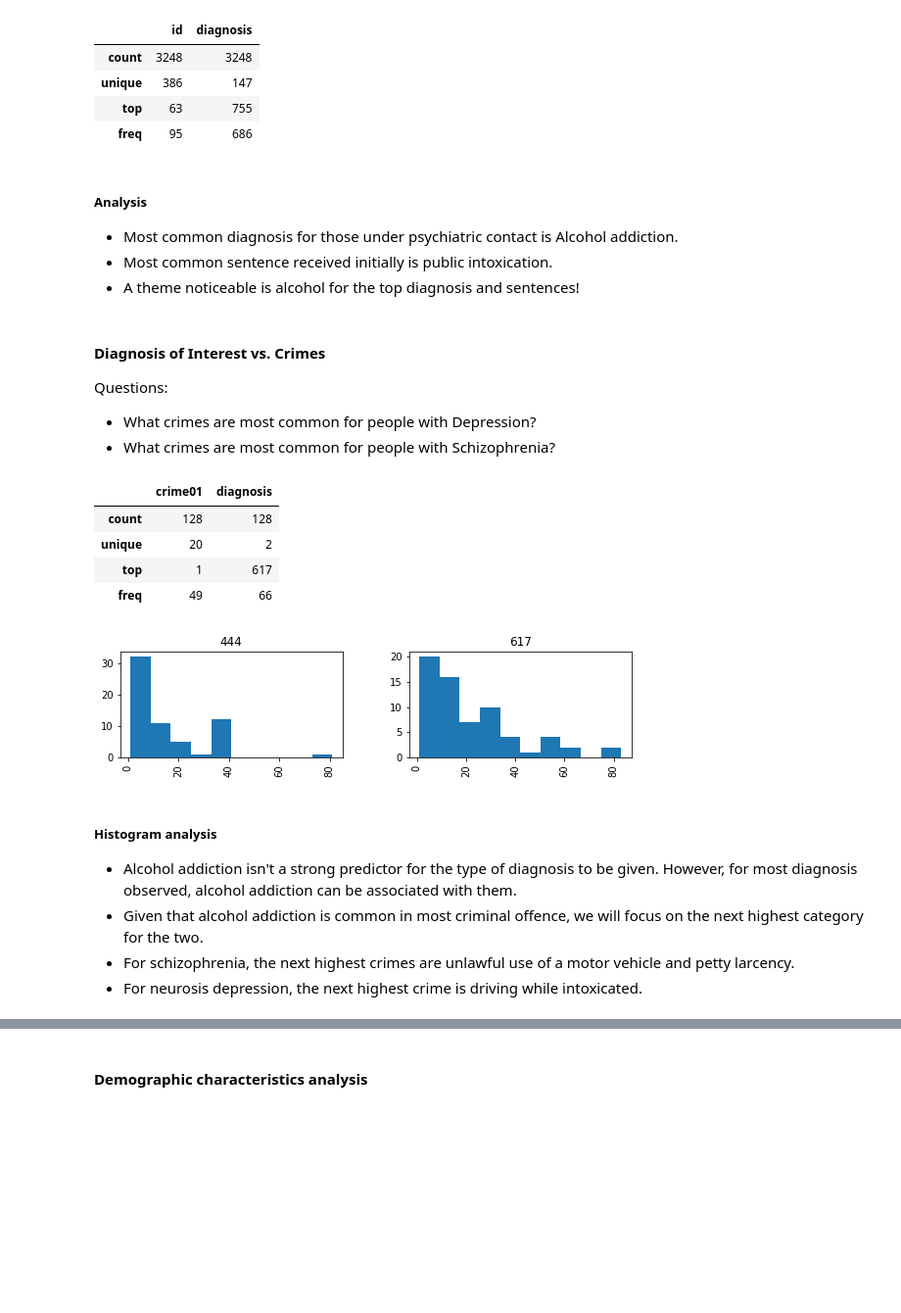
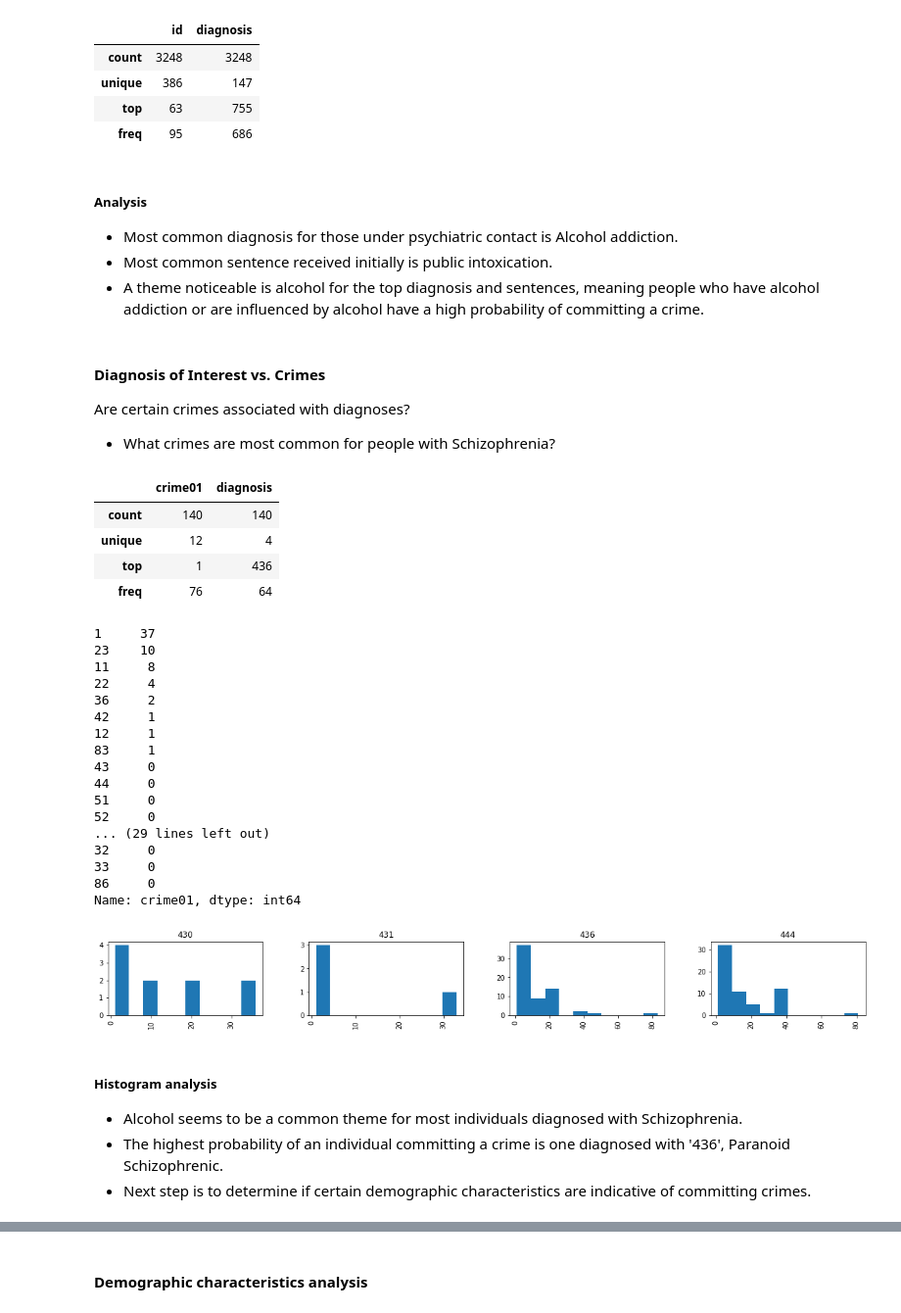
Before and after one commit to data301-2021-winter1/project-group27-project, a Jupyter notebook: notebooks/anaylsis2.ipynb, the cells around one changed output, grey strips where cells are left out. Shown at 98% size. Drawn from its saved outputs; the diff is of its cells as text; code cells hidden in the pictures; blank space fills up the shorter version.

```diff
--- a/notebooks/anaylsis2.ipynb
+++ b/notebooks/anaylsis2.ipynb
@@ -423,40 +424,56 @@ List of top 10 crimes for second sentence: [0, 1, 13, 11, 81, 26, 61, 2, 42, 53]
 ##### Analysis
  - Most common diagnosis for those under psychiatric contact is Alcohol addiction.
  - Most common sentence received initially is public intoxication.
- - A theme noticeable is alcohol for the top diagnosis and sentences!
+ - A theme noticeable is alcohol for the top diagnosis and sentences, meaning people who have alcohol addiction or are influenced by alcohol have a high probability of committing a crime.
 # %% [markdown]
 #### Diagnosis of Interest vs. Crimes
-Questions:
- - What crimes are most common for people with Depression?
+Are certain crimes associated with diagnoses?
  - What crimes are most common for people with Schizophrenia?
 # %%
-# Let's choose two of the top diagnosises and compare them.
+# Just out of curiosity, I want to see which type of Schizophrenia are likely to commit a crime.
 DPC = rpdata[['crime01','diagnosis']]
-Dias = ['617', '444']
+Dias = ['430','431','436','444']
 DPC = DPC[DPC['diagnosis'].isin(Dias)]
 DPC.describe()
 # %% [output]
 |  | crime01 | diagnosis |
-| count | 128 | 128 |
-| unique | 20 | 2 |
-| top | 1 | 617 |
-| freq | 49 | 66 |
+| count | 140 | 140 |
+| unique | 12 | 4 |
+| top | 1 | 436 |
+| freq | 76 | 64 |
 # %%
-# Histogram of the 2 diagnosis chosen
+# Histogram of the diagnoses chosen
 DPC['crime01'].hist(by=DPC['diagnosis'], layout=(1,10), figsize = (50,2))
 # Counts of each crime type for each diagnosis
-Depression = ['617']
-DepCrime = DPC[DPC['diagnosis'].isin(Depression)]
-depress = DepCrime['crime01'].value_counts()
+schiz1 = ['436']
+schizCrime = DPC[DPC['diagnosis'].isin(schiz1)]
+schiz = schizCrime['crime01'].value_counts()
 
-Schizo = ['444']
-SchizoCrime = DPC[DPC['diagnosis'].isin(Schizo)]
+Schiz2 = ['444']
+SchizoCrime = DPC[DPC['diagnosis'].isin(Schiz2)]
 schizo = SchizoCrime['crime01'].value_counts()
+print(schiz)
 # %% [output]
+1     37
+23    10
+11     8
+22     4
+36     2
+42     1
+12     1
+83     1
+43     0
+44     0
+51     0
+52     0
+... (29 lines left out)
+32     0
+33     0
+86     0
+Name: crime01, dtype: int64
-[figure, old version]
+[figure, new version]
 # %% [markdown]
 ##### Histogram analysis
- - Alcohol addiction isn't a strong predictor for the type of diagnosis to be given. However, for most diagnosis observed, alcohol addiction can be associated with them.
- - Given that alcohol addiction is common in most criminal offence, we will focus on the next highest category for the two.
- - For schizophrenia, the next highest crimes are unlawful use of a motor vehicle and petty larcency.
- - For neurosis depression, the next highest crime is driving while intoxicated.
+ - Alcohol seems to be a common theme for most individuals diagnosed with Schizophrenia.
+ - The highest probability of an individual committing a crime is one diagnosed with '436', Paranoid Schizophrenic.
+ - Next step is to determine if certain demographic characteristics are indicative of committing crimes.
```
Also changed, not shown: parts of 17 cells of this notebook.
